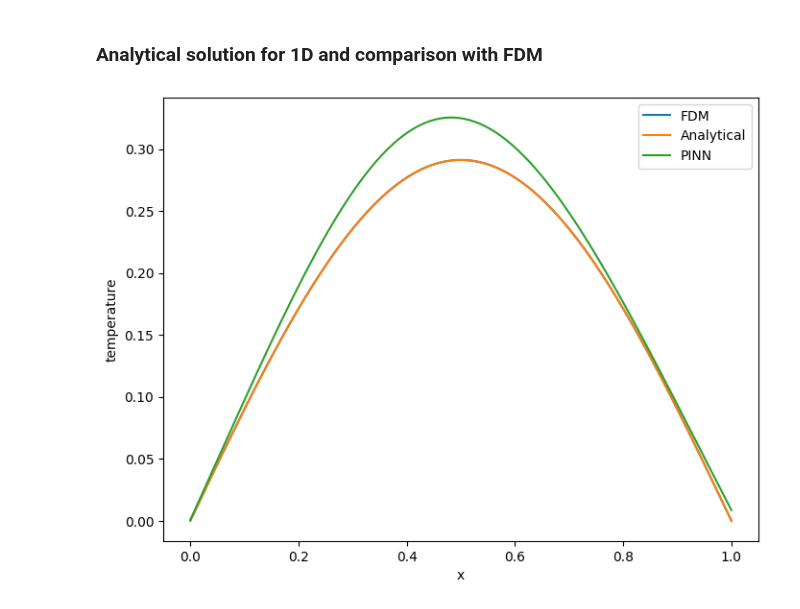
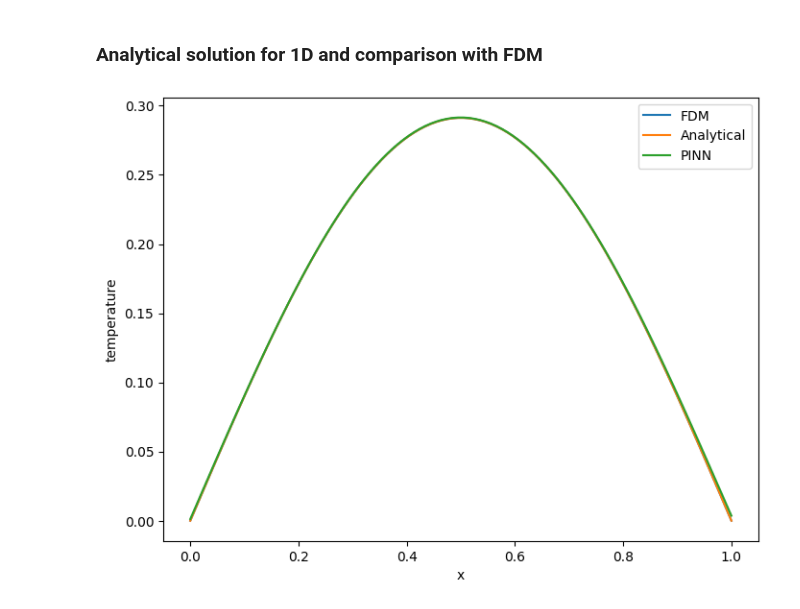
Before and after one commit to DikovAlexandr/PINN, a Jupyter notebook: StationaryTest.ipynb, the cells around one changed output. Drawn from its saved outputs; the diff is of its cells as text; code cells hidden in the pictures.

Commit message:
Fixed a bug in specifying points for the equation

```diff
--- a/StationaryTest.ipynb
+++ b/StationaryTest.ipynb
@@ -69,13 +69,18 @@ def set_initial_conditions(initial_distribution_func, square_size, num_points, r
 
     return initial_conditions
 # %%
-def set_equation(square_size, num_points, T, random=False):
+def set_equation(size, num_points, T, dx, random=False):
     if random:
-        x_equation = np.random.uniform(0, square_size, num_points)
+        x_equation = np.random.uniform(dx, size - dx, num_points)
     else:
-        x_equation = np.linspace(0, square_size, num_points)
+        x_equation = np.linspace(dx, size - dx, num_points)
 
-    t_equation = np.linspace(0, T, len(x_equation))
+    t_equation = np.linspace(0, T, num_points)
+
+    x, t = np.meshgrid(x_equation, t_equation)
+
+    x_equation = x.flatten()
+    t_equation = t.flatten()
 
     class Equation:
         def __init__(self, x, t):
@@ -86,11 +91,11 @@ def set_equation(square_size, num_points, T, random=False):
 
     return equation
 # %%
-def set_test(square_size, num_points, time, random=False):
+def set_test(size, num_points, time, random=False):
     if random:
-        x_test = np.random.uniform(0, square_size, num_points)
+        x_test = np.random.uniform(0, size, num_points)
     else:
-        x_test = np.linspace(0, square_size, num_points)
+        x_test = np.linspace(0, size, num_points)
 
     t_test = np.ones(len(x_test)) * time
 
@@ -314,22 +341,31 @@ class Params:
 size = 1.0
 time = 0.5
 alpha = 0.5
+N = 100
+dx = size / (N - 1)
+
+# Number of points in initial conditions
+initial_points = N
 
 # Generate initial conditions
-initial_points = 100
 initial_conditions = set_initial_conditions(lambda x: np.sin(np.pi * x),
                                            size,
-                                           initial_points)
+                                           initial_points,
+                                           dx)
+
+# Number of points in boundary conditions
+boundary_points = 100
 
 # Generate boundary conditions
-boundary_points = 10
 boundary_conditions = set_boundary_conditions(size,
                                               boundary_points,
                                               time)
 
+# Number of points in equation
+equation_points = N
+
 # Generate equation
-equation_points = 100
-equation = set_equation(size, equation_points, time)
+equation = set_equation(size, equation_points, time, dx)
 
 params = Params(size=size,
                 time=time,
@@ -417,26 +471,26 @@ def comparison_plot(x_values, u_fdm, u_analytical, u_pinn):
 # %%
 # Parameters
 L = 1.0  # Length
 T = 0.5  # Total simulation time
 num_points = 100  # Number of spatial grid points
 alpha = 0.5  # Thermal diffusivity
 
 # Solve heat equation numerically
 x_values, u_fdm = fdm_solver(L, T, num_points, alpha)
 u_fdm = u_fdm[:, -1]
 
 u_analytical = analytical_solution(x_values, T, alpha, L)
 
 test = set_test(L, 100, T)
 x_test = torch.tensor(test.x[:, np.newaxis], dtype=torch.float32, requires_grad=True)
 t_test = torch.tensor(test.t[:, np.newaxis], dtype=torch.float32, requires_grad=True)
 
-u_pinn = pinn.function(x_test, t_test).detach().numpy()
+u_pinn = pinn.predict(x_test, t_test).detach().numpy()
 
 # Plot numerical vs analytical solution
 comparison_plot(x_values, u_fdm, u_analytical, u_pinn)
 # %% [output]
-[figure, old version]
+[figure, new version]
 # %%
 def l2_norm(u1, u2):
     return np.sqrt(np.sum((u1 - u2)**2) / len(u1))
```
Also changed, not shown: parts of 7 cells of this notebook, 3 other files.
